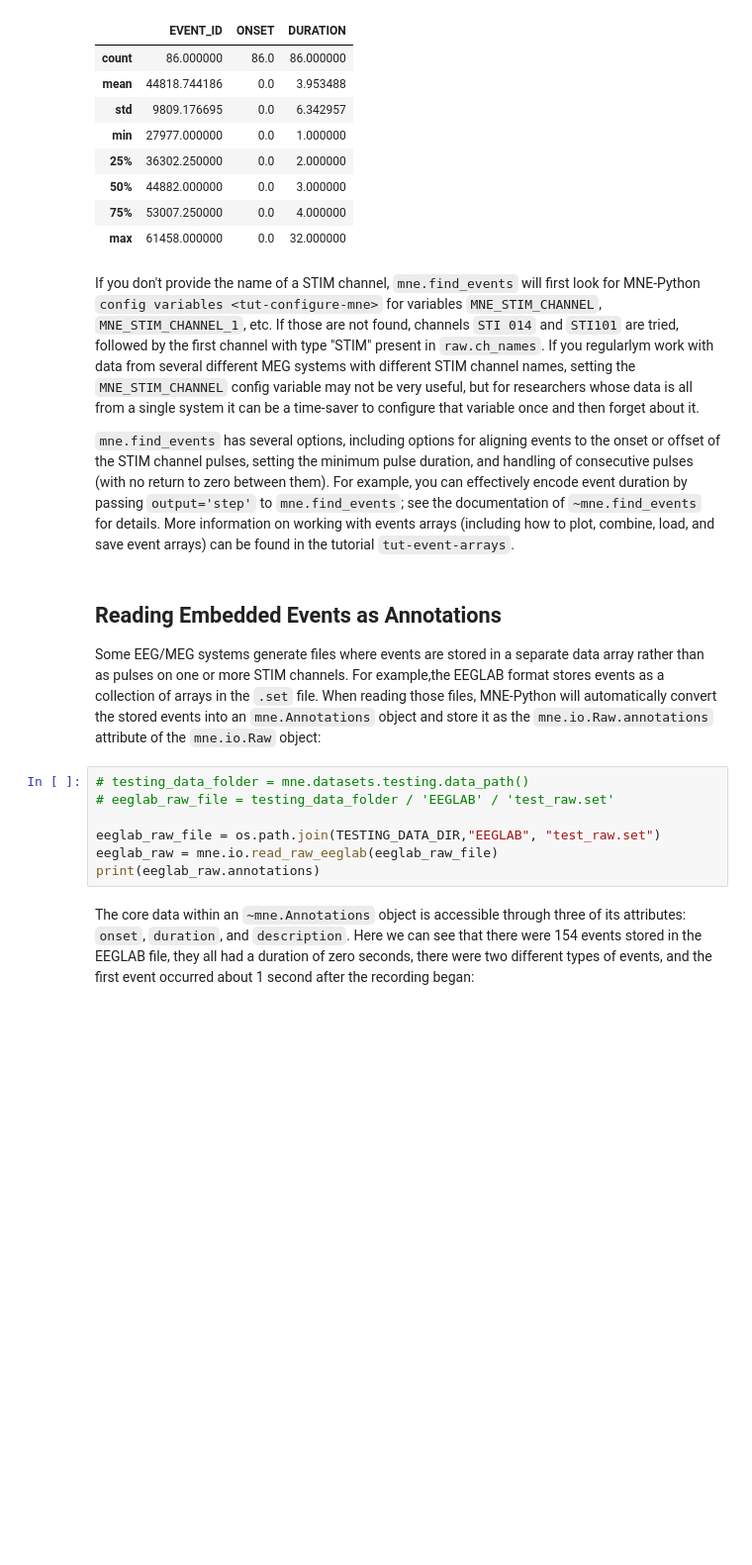
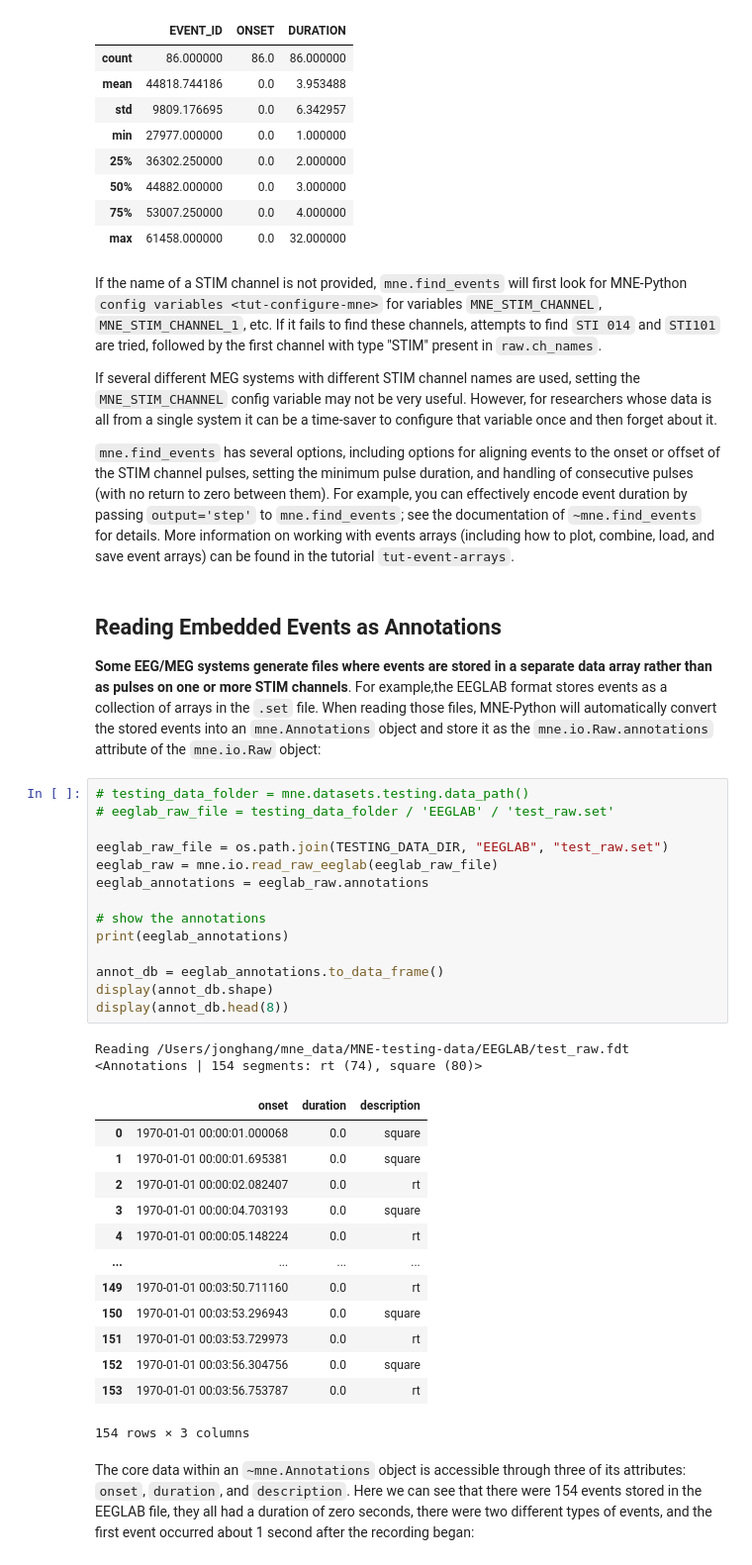
Before and after one commit to jonghang/neural_datascience, a Jupyter notebook: events_continouos_data/parsing_events_raw_data.ipynb, the cells around one changed output. Shown at 99% size. Cells and saved outputs as stored; diff of their text form; blank space fills up the shorter version.

```diff
--- a/events_continouos_data/parsing_events_raw_data.ipynb
+++ b/events_continouos_data/parsing_events_raw_data.ipynb
@@ -171,23 +183,46 @@ events_df.describe()
 | 75% | 53007.250000 | 0.0 | 4.000000 |
 | max | 61458.000000 | 0.0 | 32.000000 |
 # %% [markdown]
-If you don't provide the name of a STIM channel, `mne.find_events` will first look for MNE-Python `config variables <tut-configure-mne>` for variables `MNE_STIM_CHANNEL`, `MNE_STIM_CHANNEL_1`, etc. If those are
-not found, channels `STI 014` and `STI101` are tried, followed by the first channel with type "STIM" present in `raw.ch_names`. If you regularlym work with data from several different MEG systems with different STIM channel names, setting the `MNE_STIM_CHANNEL` config variable may not be very
-useful, but for researchers whose data is all from a single system it can be a time-saver to configure that variable once and then forget about it.
+If the name of a STIM channel is not provided, `mne.find_events` will first look for MNE-Python `config variables <tut-configure-mne>` for variables `MNE_STIM_CHANNEL`, `MNE_STIM_CHANNEL_1`, etc. If it fails to find these channels, attempts to find `STI 014` and `STI101` are tried, followed by the first channel with type "STIM" present in `raw.ch_names`.
+
+If several different MEG systems with different STIM channel names are used, setting the `MNE_STIM_CHANNEL` config variable may not be very useful.  However, for researchers whose data is all from a single system it can be a time-saver to configure that variable once and then forget about it.
 
 `mne.find_events` has several options, including options for aligning events to the onset or offset of the STIM channel pulses, setting the minimum pulse duration, and handling of consecutive pulses (with no return to zero between them). For example, you can effectively encode event duration by passing `output='step'` to `mne.find_events`; see the documentation of `~mne.find_events` for details. More information on working with
 events arrays (including how to plot, combine, load, and save event arrays) can be found in the tutorial `tut-event-arrays`.
 # %% [markdown]
 ## Reading Embedded Events as Annotations
 
-Some EEG/MEG systems generate files where events are stored in a separate data array rather than as pulses on one or more STIM channels. For example,the EEGLAB format stores events as a collection of arrays in the `.set` file. When reading those files, MNE-Python will automatically convert the stored events into an `mne.Annotations` object and store it as the `mne.io.Raw.annotations` attribute of the `mne.io.Raw` object:
+**Some EEG/MEG systems generate files where events are stored in a separate data array rather than as pulses on one or more STIM channels**. For example,the EEGLAB format stores events as a collection of arrays in the `.set` file. When reading those files, MNE-Python will automatically convert the stored events into an `mne.Annotations` object and store it as the `mne.io.Raw.annotations` attribute of the `mne.io.Raw` object:
 # %%
 # testing_data_folder = mne.datasets.testing.data_path()
 # eeglab_raw_file = testing_data_folder / 'EEGLAB' / 'test_raw.set'
 
-eeglab_raw_file = os.path.join(TESTING_DATA_DIR,"EEGLAB", "test_raw.set")
+eeglab_raw_file = os.path.join(TESTING_DATA_DIR, "EEGLAB", "test_raw.set")
 eeglab_raw = mne.io.read_raw_eeglab(eeglab_raw_file)
-print(eeglab_raw.annotations)
+eeglab_annotations = eeglab_raw.annotations
+
+# show the annotations
+print(eeglab_annotations)
+
+annot_db = eeglab_annotations.to_data_frame()
+display(annot_db.shape)
+display(annot_db.head(8))
+# %% [output]
+Reading /Users/jonghang/mne_data/MNE-testing-data/EEGLAB/test_raw.fdt
+<Annotations | 154 segments: rt (74), square (80)>
+|  | onset | duration | description |
+| 0 | 1970-01-01 00:00:01.000068 | 0.0 | square |
+| 1 | 1970-01-01 00:00:01.695381 | 0.0 | square |
+| 2 | 1970-01-01 00:00:02.082407 | 0.0 | rt |
+| 3 | 1970-01-01 00:00:04.703193 | 0.0 | square |
+| 4 | 1970-01-01 00:00:05.148224 | 0.0 | rt |
+| ... | ... | ... | ... |
+| 149 | 1970-01-01 00:03:50.711160 | 0.0 | rt |
+| 150 | 1970-01-01 00:03:53.296943 | 0.0 | square |
+| 151 | 1970-01-01 00:03:53.729973 | 0.0 | rt |
+| 152 | 1970-01-01 00:03:56.304756 | 0.0 | square |
+| 153 | 1970-01-01 00:03:56.753787 | 0.0 | rt |
+154 rows × 3 columns
 # %% [markdown]
 The core data within an `~mne.Annotations` object is accessible
 through three of its attributes: ``onset``, ``duration``, and
```
Also changed, not shown: parts of 3 cells of this notebook.
